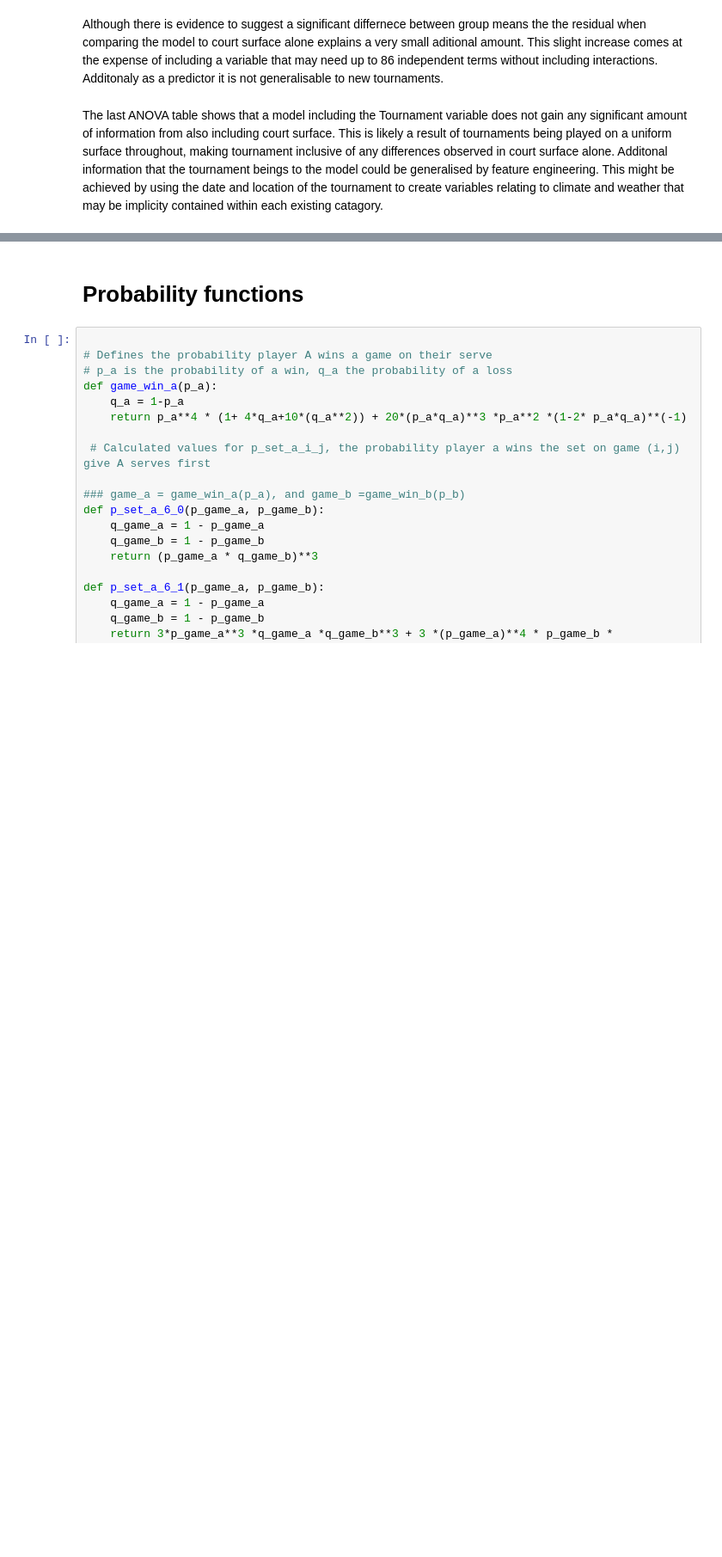
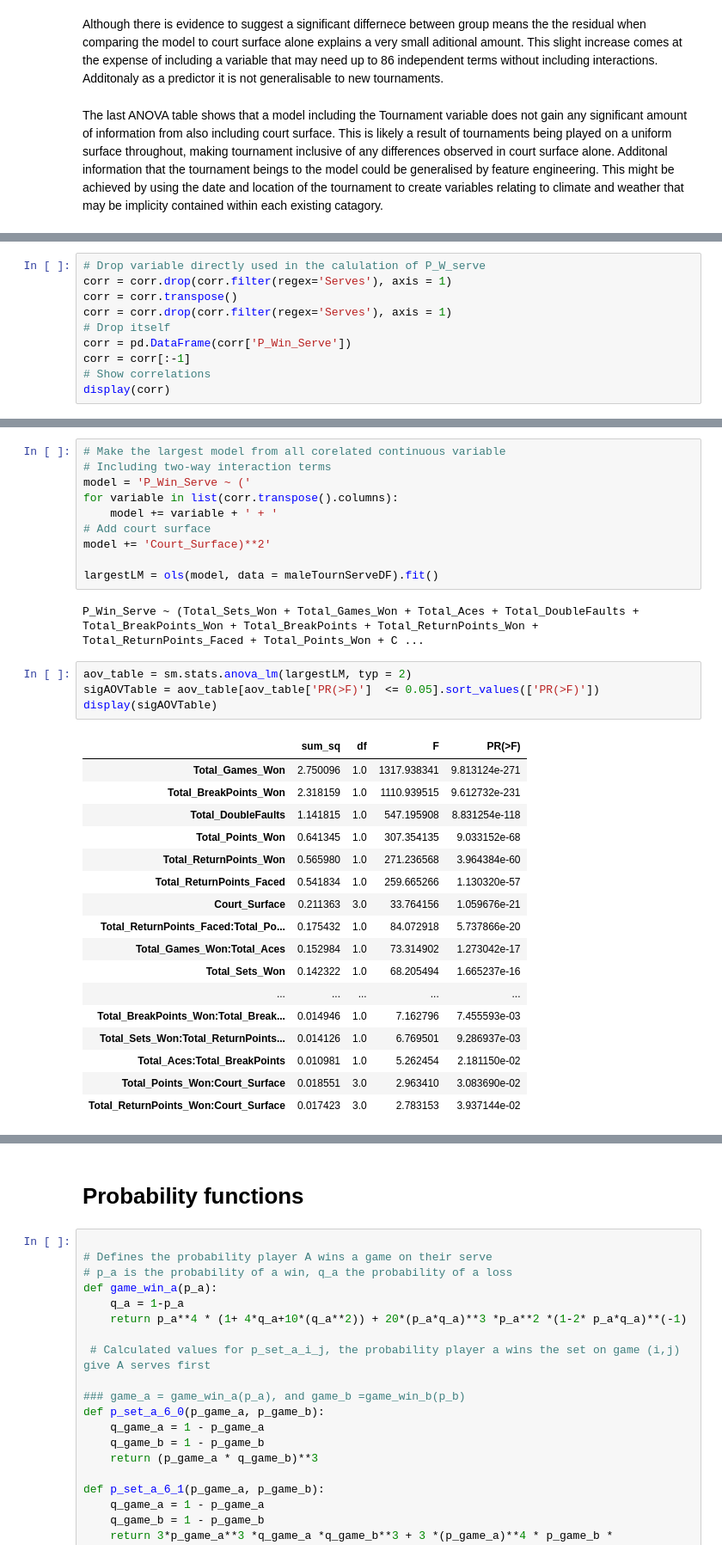
Before and after one commit to Jfbarr/aus_open_datathon_2019, a Jupyter notebook: Workbook.ipynb, the cells around one changed output, grey strips where cells are left out. Shown at 86% size. Cells and saved outputs as stored; diff of their text form; blank space fills up the shorter version.

```diff
--- a/Workbook.ipynb
+++ b/Workbook.ipynb
@@ -431,0 +514,10 @@ The last ANOVA table shows that a model including the Tournament variable does n
+# %%
+# Drop variable directly used in the calulation of P_W_serve
+corr = corr.drop(corr.filter(regex='Serves'), axis = 1)
+corr = corr.transpose()
+corr = corr.drop(corr.filter(regex='Serves'), axis = 1)
+# Drop itself
+corr = pd.DataFrame(corr['P_Win_Serve'])
+corr = corr[:-1]
+# Show correlations
+display(corr)
@@ -431,0 +535,34 @@ The last ANOVA table shows that a model including the Tournament variable does n
+# %%
+# Make the largest model from all corelated continuous variable
+# Including two-way interaction terms
+model = 'P_Win_Serve ~ ('
+for variable in list(corr.transpose().columns):
+    model += variable + ' + '
+# Add court surface
+model += 'Court_Surface)**2'
+
+largestLM = ols(model, data = maleTournServeDF).fit()
+# %% [output]
+P_Win_Serve ~ (Total_Sets_Won + Total_Games_Won + Total_Aces + Total_DoubleFaults + Total_BreakPoints_Won + Total_BreakPoints + Total_ReturnPoints_Won + Total_ReturnPoints_Faced + Total_Points_Won + C ...
+# %%
+aov_table = sm.stats.anova_lm(largestLM, typ = 2)
+sigAOVTable = aov_table[aov_table['PR(>F)']  <= 0.05].sort_values(['PR(>F)'])
+display(sigAOVTable)
+# %% [output]
+|  | sum_sq | df | F | PR(>F) |
+| Total_Games_Won | 2.750096 | 1.0 | 1317.938341 | 9.813124e-271 |
+| Total_BreakPoints_Won | 2.318159 | 1.0 | 1110.939515 | 9.612732e-231 |
+| Total_DoubleFaults | 1.141815 | 1.0 | 547.195908 | 8.831254e-118 |
+| Total_Points_Won | 0.641345 | 1.0 | 307.354135 | 9.033152e-68 |
+| Total_ReturnPoints_Won | 0.565980 | 1.0 | 271.236568 | 3.964384e-60 |
+| Total_ReturnPoints_Faced | 0.541834 | 1.0 | 259.665266 | 1.130320e-57 |
+| Court_Surface | 0.211363 | 3.0 | 33.764156 | 1.059676e-21 |
+| Total_ReturnPoints_Faced:Total_Po... | 0.175432 | 1.0 | 84.072918 | 5.737866e-20 |
+| Total_Games_Won:Total_Aces | 0.152984 | 1.0 | 73.314902 | 1.273042e-17 |
+| Total_Sets_Won | 0.142322 | 1.0 | 68.205494 | 1.665237e-16 |
+| ... | ... | ... | ... | ... |
+| Total_BreakPoints_Won:Total_Break... | 0.014946 | 1.0 | 7.162796 | 7.455593e-03 |
+| Total_Sets_Won:Total_ReturnPoints... | 0.014126 | 1.0 | 6.769501 | 9.286937e-03 |
+| Total_Aces:Total_BreakPoints | 0.010981 | 1.0 | 5.262454 | 2.181150e-02 |
+| Total_Points_Won:Court_Surface | 0.018551 | 3.0 | 2.963410 | 3.083690e-02 |
+| Total_ReturnPoints_Won:Court_Surface | 0.017423 | 3.0 | 2.783153 | 3.937144e-02 |
```
Also changed, not shown: parts of 31 cells of this notebook, 2 other files.
